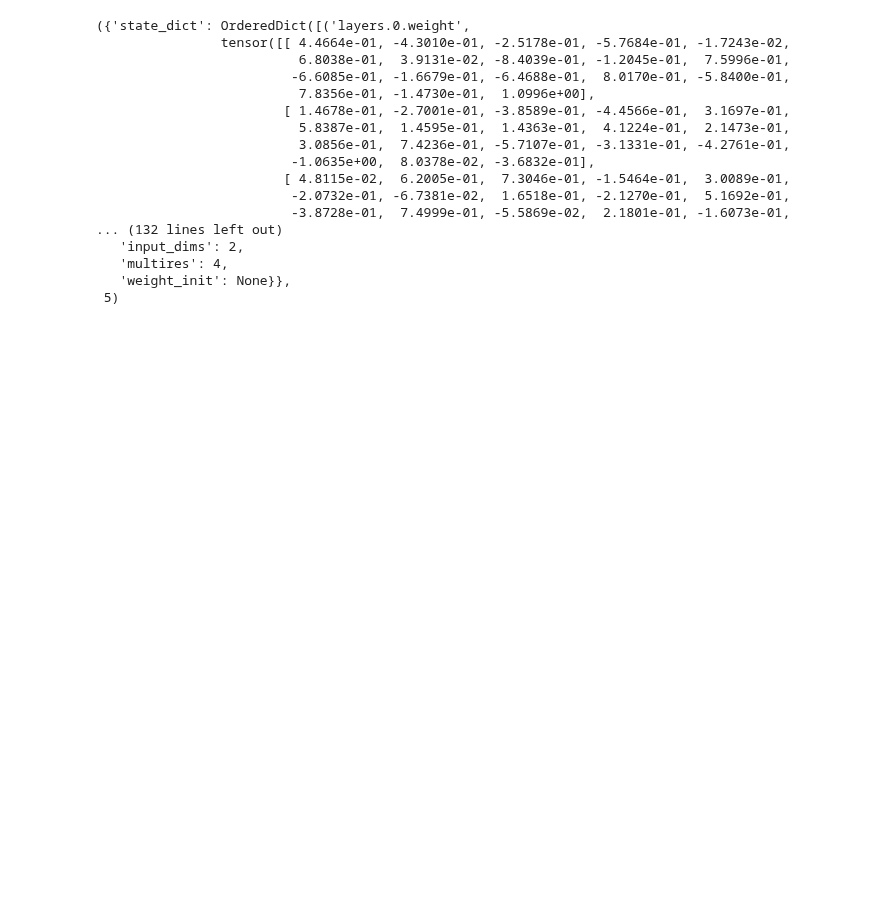
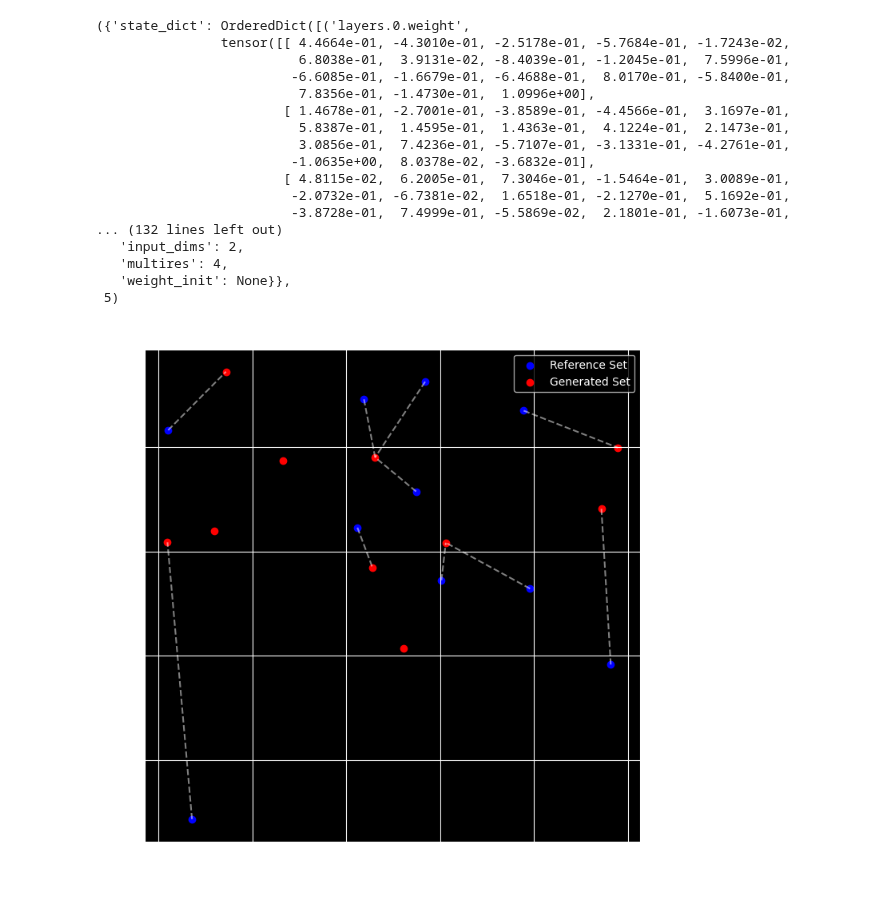
Before and after one commit to nef-gpt/adl4cv, a Jupyter notebook: ae_approach.ipynb, the cells around one changed output. Saved outputs shown, nothing was run; the diff lists cells and outputs as text; code cells hidden in the pictures; blank space fills up the shorter version.

Commit message:
Slide progress and graphic for metric

```diff
--- a/ae_approach.ipynb
+++ b/ae_approach.ipynb
@@ -406,3 +406,39 @@ dataset[-1]
    'multires': 4,
    'weight_init': None}},
  5)
+# %%
+import matplotlib.pyplot as plt
+import numpy as np
+from scipy.spatial import distance
+
+plt.style.use("dark_background")
+
+# Generate random reference and generated sets
+np.random.seed(0)
+reference_set = np.random.rand(10, 2)
+generated_set = np.random.rand(10, 2)
+
+# Create a scatter plot
+fig = plt.figure(figsize=(8, 8))
+
+fig.set_facecolor('none')
+
+plt.scatter(reference_set[:, 0], reference_set[:, 1], c='blue', label='Reference Set')
+plt.scatter(generated_set[:, 0], generated_set[:, 1], c='red', label='Generated Set')
+
+# Find and draw lines to the closest points
+for ref_point in reference_set:
+    distances = distance.cdist([ref_point], generated_set, 'euclidean')
+    closest_index = np.argmin(distances)
+    closest_point = generated_set[closest_index]
+    plt.plot([ref_point[0], closest_point[0]], [ref_point[1], closest_point[1]], 'k--', color='white', alpha=0.5)
+
+# Add labels and legend
+plt.xlabel('X-axis')
+plt.ylabel('Y-axis')
+plt.title('Minimum Matching Distance Score Visualization')
+plt.legend()
+plt.grid(True)
+plt.show()
+# %% [output]
+[figure, added]
```
Also changed, not shown: 2 other files.
